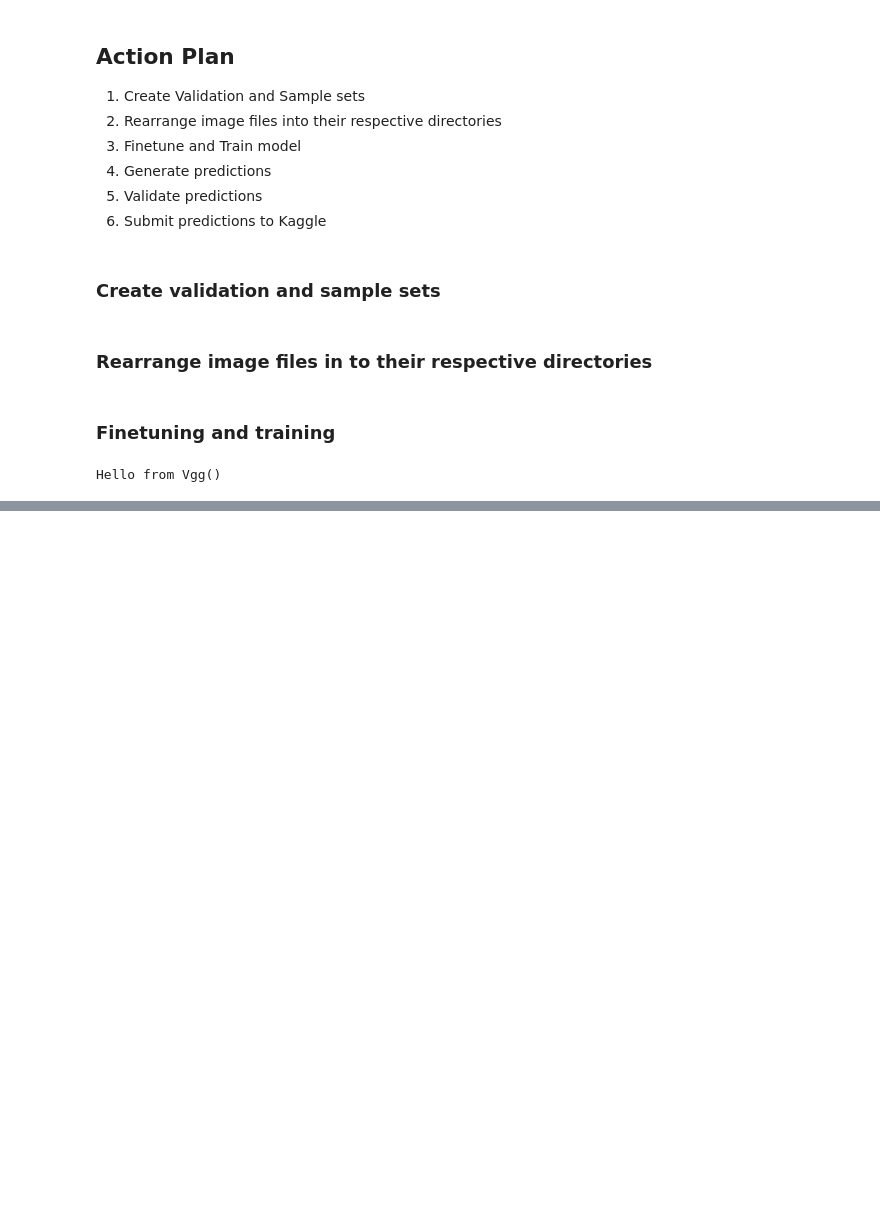
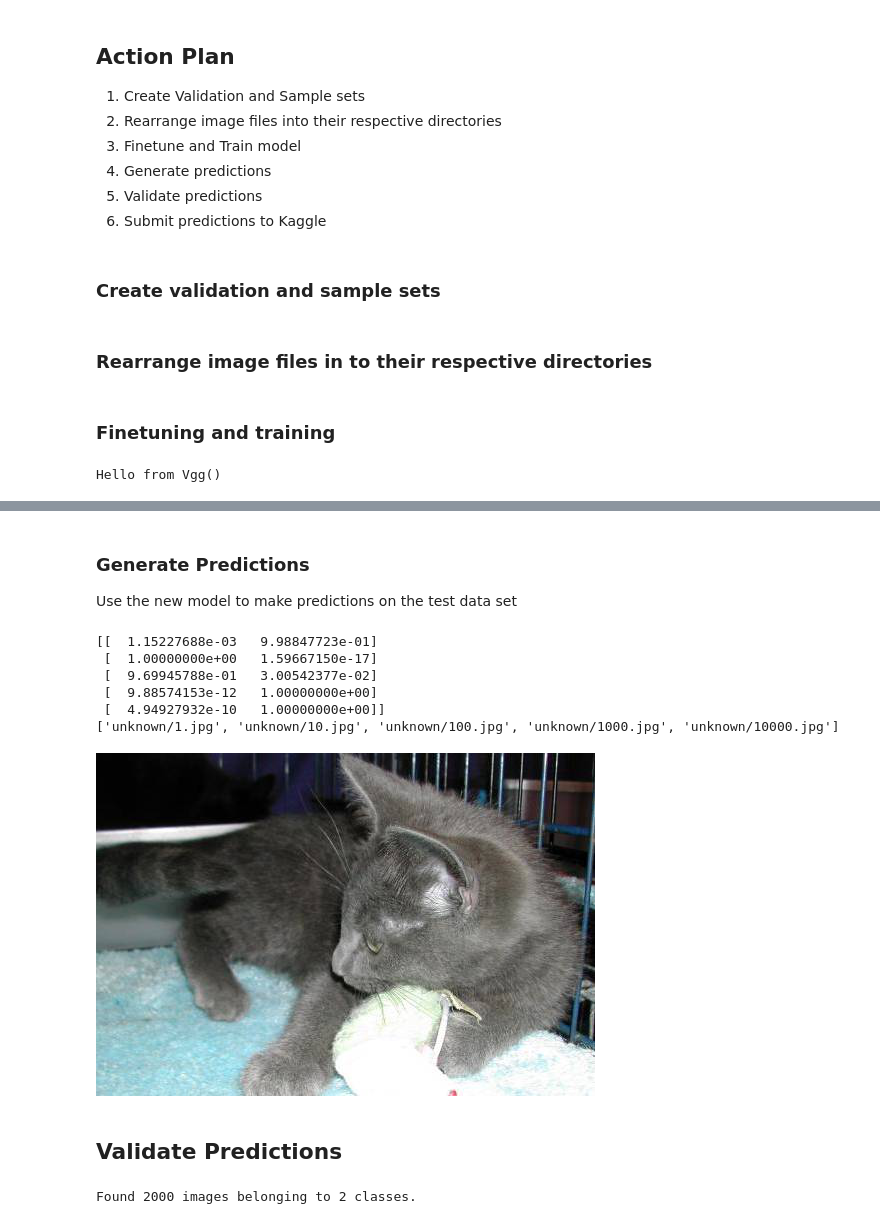
Before and after one commit to abaktha/aws-ec2, a Jupyter notebook: dogs-and-cats-vgg16.ipynb, the cells around one changed output, grey strips where cells are left out. Cells and saved outputs as stored; diff of their text form; code cells hidden in the pictures; blank space fills up the shorter version.

```diff
--- a/dogs-and-cats-vgg16.ipynb
+++ b/dogs-and-cats-vgg16.ipynb
@@ -101,9 +100,9 @@ train_path = os.path.join(path,'train')
 valid_path = os.path.join(path,'valid')
 # %%
 # create model, load weights
-model = Vgg()
-model.load_weights(HOME+'/models/vgg16.h5')
-model.load_imagenet_class_index(HOME+'/models/imagenet_class_index.json')
+vgg = Vgg()
+vgg.load_weights(os.path.join(HOME,'models','vgg16.h5'))
+vgg.load_imagenet_class_index(os.path.join(HOME,'models','imagenet_class_index.json'))
 # %% [output]
 Hello from Vgg()
 # %%
@@ -112,6 +111,6 @@ batch_size = 64
 number_of_epochs = 3
 # %%
 # get and preprocess training images
-train_batches = model.get_batches(train_path,batch_size=batch_size)
-val_batches = model.get_batches(valid_path,batch_size=batch_size*2)
+train_batches = vgg.get_batches(train_path,batch_size=batch_size)
+val_batches = vgg.get_batches(valid_path,batch_size=batch_size*2)
 # %% [output]
@@ -123,5 +122,8 @@ model.finetune(train_batches.nb_class)
 # %%
 # Train model
-for epochs in range(number_of_epochs): model.fit(train_batches, val_batches, nb_epoch=1)
+for epoch in range(number_of_epochs):
+    vgg.fit(train_batches, val_batches, nb_epoch=1)
+    latest_weights_filename = 'ft%d.h5' % epoch
+    vgg.model.save_weights(os.path.join(results_path,latest_weights_filename))
 # %% [output]
 Epoch 1/1
@@ -127,0 +133,22 @@ Epoch 1/1
+# %% [markdown]
+### Generate Predictions
+Use the new model to make predictions on the test data set
+# %%
+batches, preds = vgg.predict(test_path,batch_size=batch_size*2)
+# %%
+print preds[:5]
+print batches.filenames[:5]
+# %% [output]
+[[  1.15227688e-03   9.98847723e-01]
+ [  1.00000000e+00   1.59667150e-17]
+ [  9.69945788e-01   3.00542377e-02]
+ [  9.88574153e-12   1.00000000e+00]
+ [  4.94927932e-10   1.00000000e+00]]
+['unknown/1.jpg', 'unknown/10.jpg', 'unknown/100.jpg', 'unknown/1000.jpg', 'unknown/10000.jpg']
+# %%
+from PIL import Image
+Image.open(os.path.join(test_path,batches.filenames[2]))
+# %% [output]
+[figure, added]
+# %% [markdown]
+## Validate Predictions
@@ -127,0 +158,5 @@ Epoch 1/1
+# %%
+# Calculate predictions on the validation set
+val_batches, probs = vgg.predict(valid_path,batch_size=batch_size)
+# %% [output]
+Found 2000 images belonging to 2 classes.
```
Also changed, not shown: parts of 12 cells of this notebook, 1 other file.
